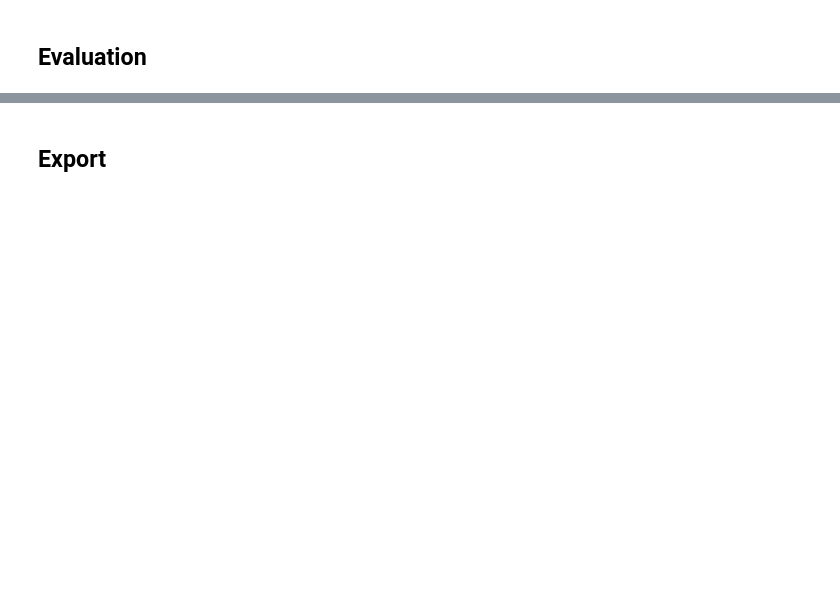
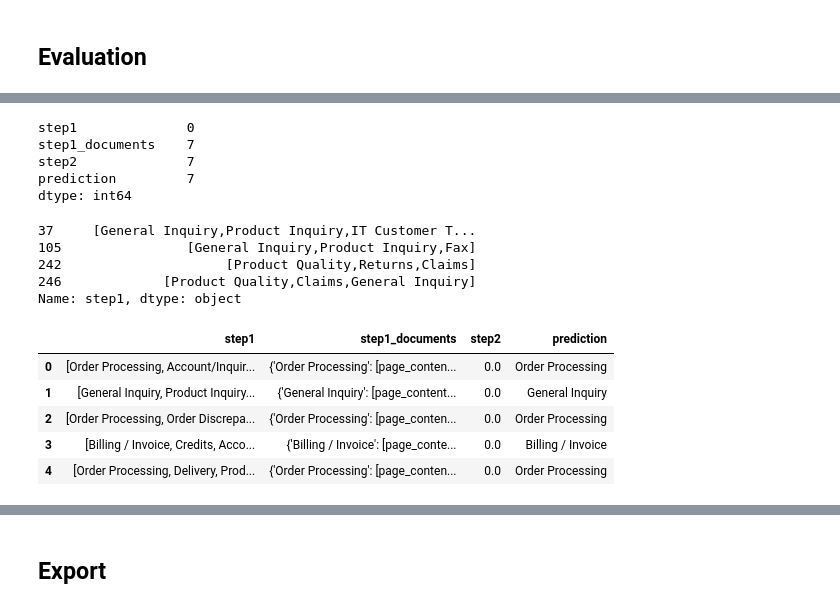
Before and after one commit to cah-jake-bergren/customer_service_email_classification, a Jupyter notebook: nbs/experiments/10_10k_retrieval_filtering.ipynb, the cells around one changed output, grey strips where cells are left out. Saved outputs shown, nothing was run; the diff lists cells and outputs as text; code cells hidden in the pictures; blank space fills up the shorter version.

```diff
--- a/nbs/experiments/10_10k_retrieval_filtering.ipynb
+++ b/nbs/experiments/10_10k_retrieval_filtering.ipynb
@@ -487,2 +556,33 @@ for s in tqdm(test_summary_df.summary, ncols=80, leave=True):
+# %%
+test_predictions_df.isna().sum()
+# %% [output]
+step1              0
+step1_documents    7
+step2              7
+prediction         7
+dtype: int64
+# %%
+bad_step1_mask = test_predictions_df.step1_documents.isna()
+bad_prediction_mask = ~test_predictions_df.prediction.isin(descriptions_dict.keys())
+test_predictions_df[bad_step1_mask].step1.iloc[0:4]
+# %% [output]
+37     [General Inquiry,Product Inquiry,IT Customer T...
+105                [General Inquiry,Product Inquiry,Fax]
+242                     [Product Quality,Returns,Claims]
+246             [Product Quality,Claims,General Inquiry]
+Name: step1, dtype: object
+# %%
+evaluation_predictions_df = test_predictions_df[
+    ~bad_step1_mask & \
+    ~bad_prediction_mask
+]
+evaluation_predictions_df.head()
+# %% [output]
+|  | step1 | step1_documents | step2 | prediction |
+| 0 | [Order Processing, Account/Inquir... | {'Order Processing': [page_conten... | 0.0 | Order Processing |
+| 1 | [General Inquiry, Product Inquiry... | {'General Inquiry': [page_content... | 0.0 | General Inquiry |
+| 2 | [Order Processing, Order Discrepa... | {'Order Processing': [page_conten... | 0.0 | Order Processing |
+| 3 | [Billing / Invoice, Credits, Acco... | {'Billing / Invoice': [page_conte... | 0.0 | Billing / Invoice |
+| 4 | [Order Processing, Delivery, Prod... | {'Order Processing': [page_conten... | 0.0 | Order Processing |
 # %%
 pred_kwargs = {
```
Also changed, not shown: parts of 21 cells of this notebook, 2 other files.
